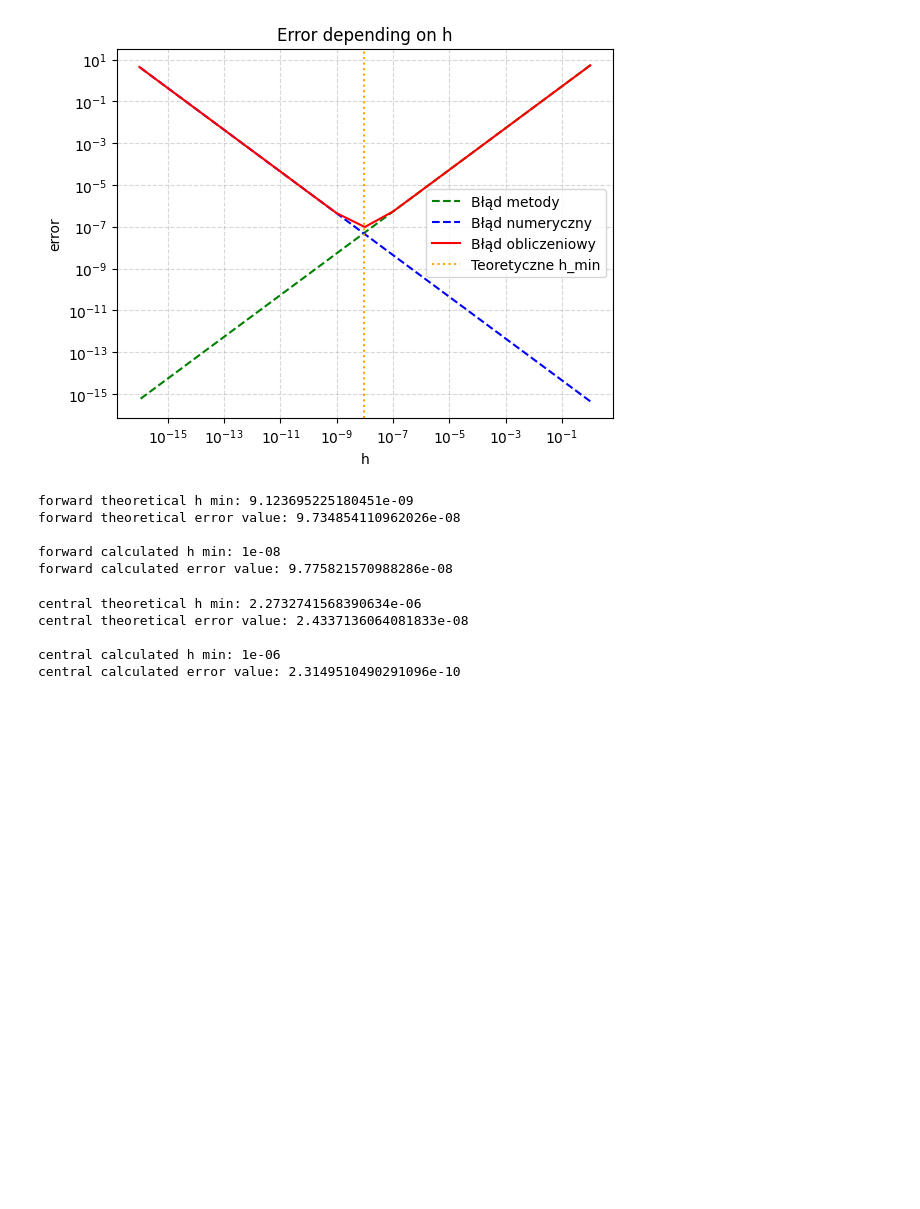
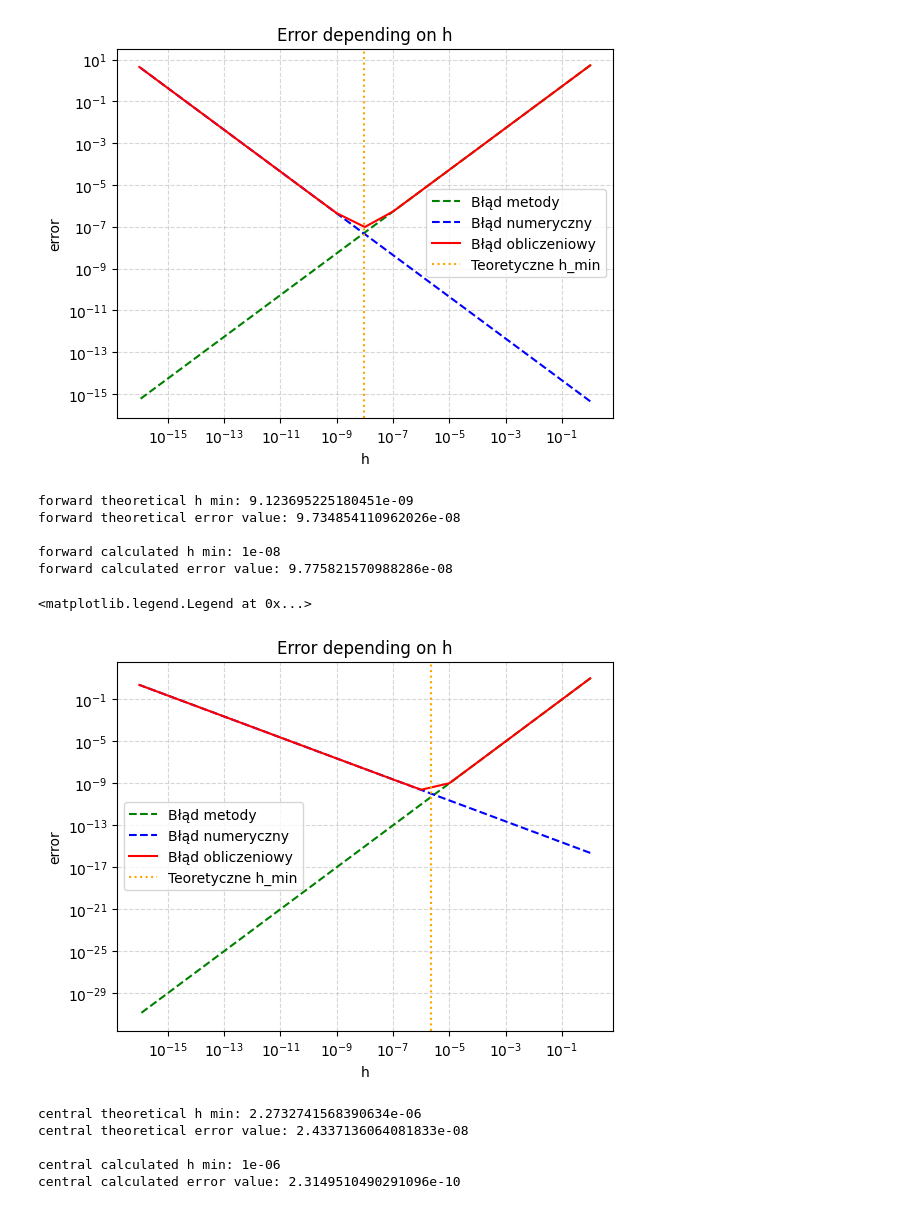
Before and after one commit to Szymbuk/MOWNIT, a Jupyter notebook: lab1/zad1.ipynb, the cells around one changed output. Drawn from its saved outputs; the diff is of its cells as text; code cells hidden in the pictures; blank space fills up the shorter version.

```diff
--- a/lab1/zad1.ipynb
+++ b/lab1/zad1.ipynb
@@ -68,6 +68,19 @@ computational_error_central = truncation_error_central + numerical_error_central
 
 #relative_error_central = np.array([abs(res - exact_d1) for res in res_deriv_central])
 #non_relative_error_central = np.array([abs(res - exact_d1) / abs(exact_d1) for res in res_deriv_central])
+# %%
+plt.loglog(h_array, truncation_error_central, 'g--', label='Błąd metody')
+plt.loglog(h_array, numerical_error_central, 'b--', label='Błąd numeryczny')
+plt.loglog(h_array, computational_error_central, 'r-', label='Błąd obliczeniowy')
+plt.axvline(h_min_central, color='orange', linestyle=':', label='Teoretyczne h_min')
+plt.title("Error depending on h")
+plt.xlabel("h")
+plt.ylabel("error")
+plt.grid(True, which="both", ls="--", alpha=0.5)
+plt.legend()
+# %% [output]
+<matplotlib.legend.Legend at 0x...>
+[figure, added]
 # %%
 print(f"central theoretical h min: {h_min_central}")
 print(f"central theoretical error value: {EPSILON/h_min_forward + M3_central*h_min_forward**2/6.0}\n")
```
Also changed, not shown: 1 other file.
